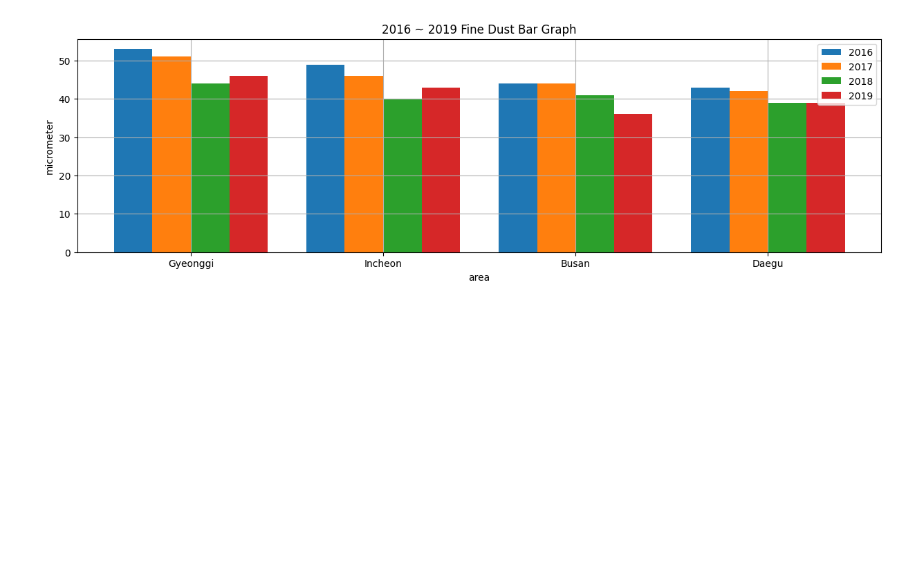
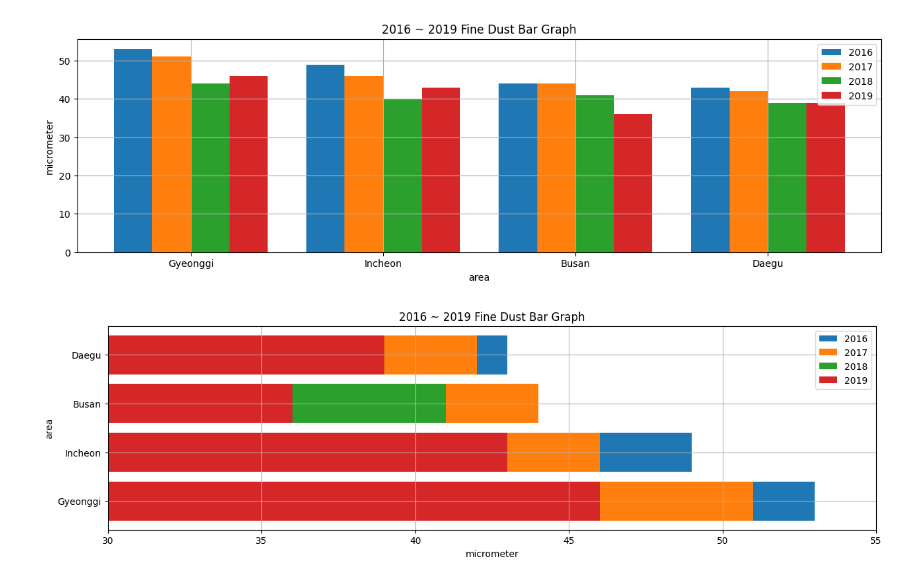
Before and after one commit to one-west/Data_Analyze, a Jupyter notebook: 7장/Exapmle.ipynb, the cells around one changed output. Saved outputs shown, nothing was run; the diff lists cells and outputs as text; code cells hidden in the pictures; blank space fills up the shorter version.

```diff
--- a/7장/Exapmle.ipynb
+++ b/7장/Exapmle.ipynb
@@ -95,8 +95,8 @@ plt.figure(figsize=(15, 4))
 data4 = data.loc["Gyeonggi":"Daegu", 2016:2019]
 
 for year in range(2016, 2020):
-    chartData = data4[year]
-    plt.bar(x=index, height=chartData, width=0.2, label=year)
+    chart_data = data4[year]
+    plt.bar(x=index, height=chart_data, width=0.2, label=year)
     index = index + 0.2
     # 2016 : x축 -> 0, 1, 2, 3
     # 2017 : x축 -> 0.2, 1.2, 2.2, 3.2
@@ -104,8 +104,29 @@ plt.legend()
 plt.xlabel("area")
 plt.ylabel("micrometer")
 plt.title("2016 ~ 2019 Fine Dust Bar Graph")
-plt.xticks(index-0.5, ["Gyeonggi", "Incheon", "Busan", "Daegu"])
+plt.xticks(index - 0.5, ["Gyeonggi", "Incheon", "Busan", "Daegu"])
 plt.grid()
 plt.show()
 # %% [output]
 [figure]
+# %%
+import numpy as np
+
+index = np.arange(4)
+plt.figure(figsize=(15, 4))
+data4 = data.loc["Gyeonggi":"Daegu", 2016:2019]
+
+for year in range(2016, 2020):
+    chart_data = data4[year]
+    plt.barh(index, chart_data, label=year)
+
+plt.title("2016 ~ 2019 Fine Dust Bar Graph")
+plt.xlabel("micrometer")
+plt.ylabel("area")
+plt.yticks(index, ["Gyeonggi", "Incheon", "Busan", "Daegu"])
+plt.xlim(30, 55)
+plt.legend()
+plt.grid()
+plt.show()
+# %% [output]
+[figure, added]
```
Also changed, not shown: parts of 36 cells of this notebook, 1 other file.
